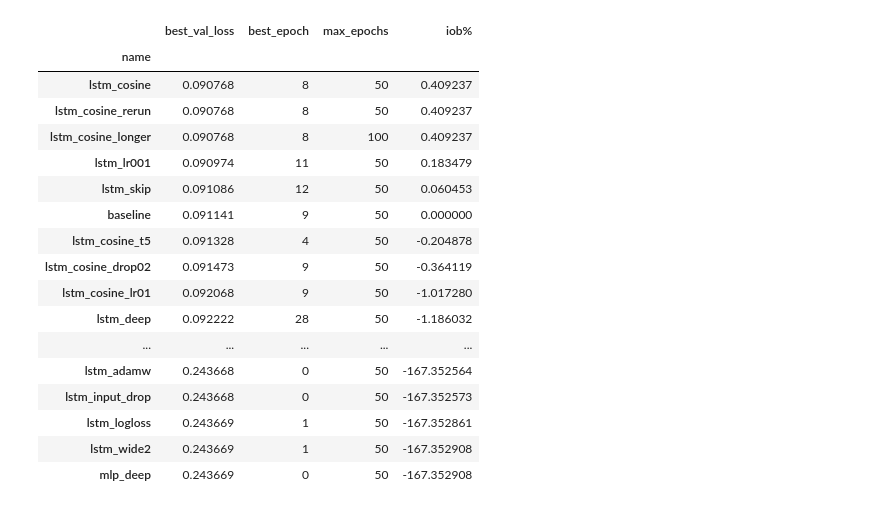
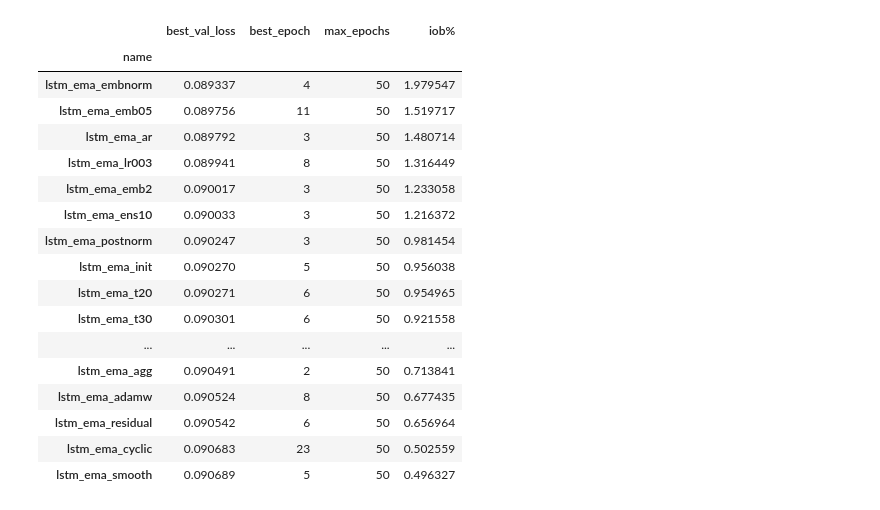
Before and after one commit to PeterStovell/Auto-research, a Jupyter notebook: notebooks/compare.ipynb, the cells around one changed output. Saved outputs shown, nothing was run; the diff lists cells and outputs as text; code cells hidden in the pictures.

```diff
--- a/notebooks/compare.ipynb
+++ b/notebooks/compare.ipynb
@@ -54,25 +65,26 @@ d = {path.split('/')[-2]: OmegaConf.load(path) for path in path_list}
 # %%
 df = pd.DataFrame([load(path) for path in path_list])
 df = df['name best_val_loss best_epoch max_epochs'.split()]
-df = df.set_index('name').sort_values('best_val_loss')
+df = df.set_index('name')
+df = df.sort_values('best_val_loss')
 df['iob%'] = 100 * (1 - df['best_val_loss'] / df.loc['baseline', 'best_val_loss'])
-df
+df.head(20)
 # %% [output]
 |  | best_val_loss | best_epoch | max_epochs | iob% |
 | name |  |  |  |  |
-| lstm_cosine | 0.090768 | 8 | 50 | 0.409237 |
-| lstm_cosine_rerun | 0.090768 | 8 | 50 | 0.409237 |
-| lstm_cosine_longer | 0.090768 | 8 | 100 | 0.409237 |
-| lstm_lr001 | 0.090974 | 11 | 50 | 0.183479 |
-| lstm_skip | 0.091086 | 12 | 50 | 0.060453 |
-| baseline | 0.091141 | 9 | 50 | 0.000000 |
-| lstm_cosine_t5 | 0.091328 | 4 | 50 | -0.204878 |
-| lstm_cosine_drop02 | 0.091473 | 9 | 50 | -0.364119 |
-| lstm_cosine_lr01 | 0.092068 | 9 | 50 | -1.017280 |
-| lstm_deep | 0.092222 | 28 | 50 | -1.186032 |
+| lstm_ema_embnorm | 0.089337 | 4 | 50 | 1.979547 |
+| lstm_ema_emb05 | 0.089756 | 11 | 50 | 1.519717 |
+| lstm_ema_ar | 0.089792 | 3 | 50 | 1.480714 |
+| lstm_ema_lr003 | 0.089941 | 8 | 50 | 1.316449 |
+| lstm_ema_emb2 | 0.090017 | 3 | 50 | 1.233058 |
+| lstm_ema_ens10 | 0.090033 | 3 | 50 | 1.216372 |
+| lstm_ema_postnorm | 0.090247 | 3 | 50 | 0.981454 |
+| lstm_ema_init | 0.090270 | 5 | 50 | 0.956038 |
+| lstm_ema_t20 | 0.090271 | 6 | 50 | 0.954965 |
+| lstm_ema_t30 | 0.090301 | 6 | 50 | 0.921558 |
 | ... | ... | ... | ... | ... |
-| lstm_adamw | 0.243668 | 0 | 50 | -167.352564 |
-| lstm_input_drop | 0.243668 | 0 | 50 | -167.352573 |
-| lstm_logloss | 0.243669 | 1 | 50 | -167.352861 |
-| lstm_wide2 | 0.243669 | 1 | 50 | -167.352908 |
-| mlp_deep | 0.243669 | 0 | 50 | -167.352908 |
+| lstm_ema_agg | 0.090491 | 2 | 50 | 0.713841 |
+| lstm_ema_adamw | 0.090524 | 8 | 50 | 0.677435 |
+| lstm_ema_residual | 0.090542 | 6 | 50 | 0.656964 |
+| lstm_ema_cyclic | 0.090683 | 23 | 50 | 0.502559 |
+| lstm_ema_smooth | 0.090689 | 5 | 50 | 0.496327 |
```
Also changed, not shown: parts of 7 cells of this notebook, 3 other files.
